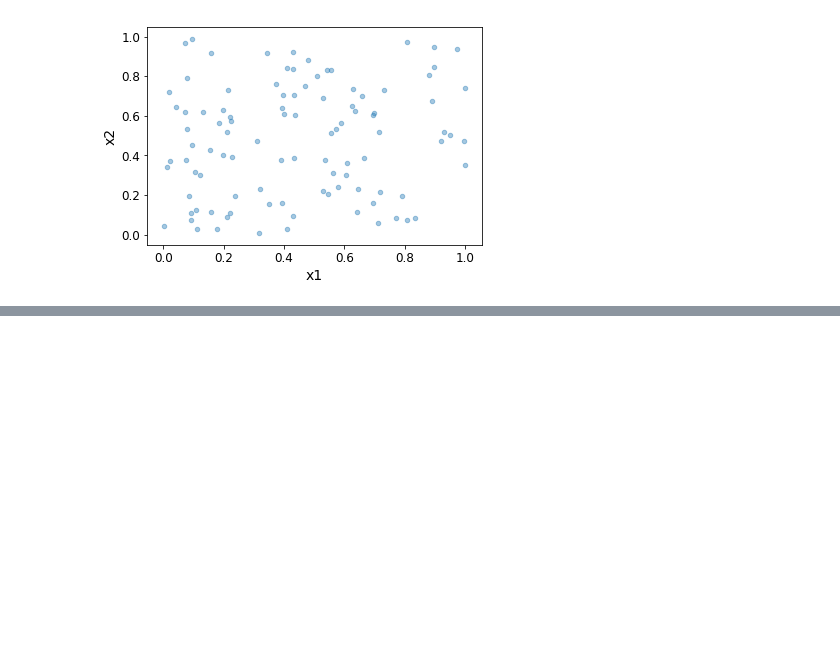
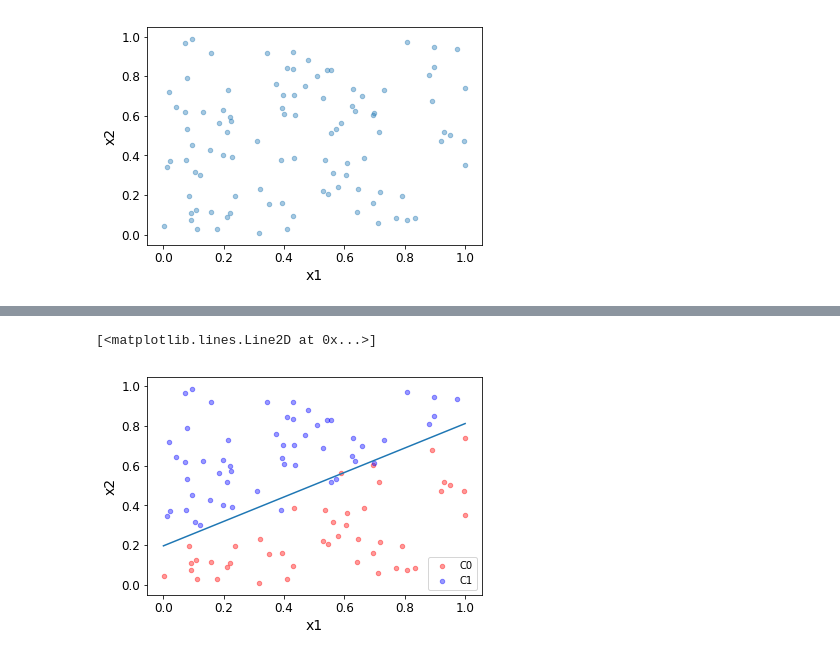
Before and after one commit to skilgoreT/csci5922, a Jupyter notebook: hw/hw1/vis.ipynb, the cells around one changed output, grey strips where cells are left out. Drawn from its saved outputs; the diff is of its cells as text; code cells hidden in the pictures; blank space fills up the shorter version.

```diff
--- a/hw/hw1/vis.ipynb
+++ b/hw/hw1/vis.ipynb
@@ -46,0 +60,13 @@ data.plot(kind="scatter", x="x1", y="x2", alpha=0.4)
+# %%
+X = np.linspace(0, 1, 128, endpoint=True)
+W = [-16, -50.43, 81.86]
+L = -(1/W[2])*(W[1]*X + W[0])
+
+ax = c0.plot.scatter(x="x1", y="x2", color='Red', alpha=0.4, label='C0')
+c1.plot.scatter( x="x1", y="x2", color='Blue', alpha=0.4, label='C1', ax=ax)
+ax.plot(X,L)
+#print(X)
+#print(L)
+# %% [output]
+[<matplotlib.lines.Line2D at 0x...>]
+[figure, added]
```
Also changed, not shown: parts of 3 cells of this notebook, 2 other files.
